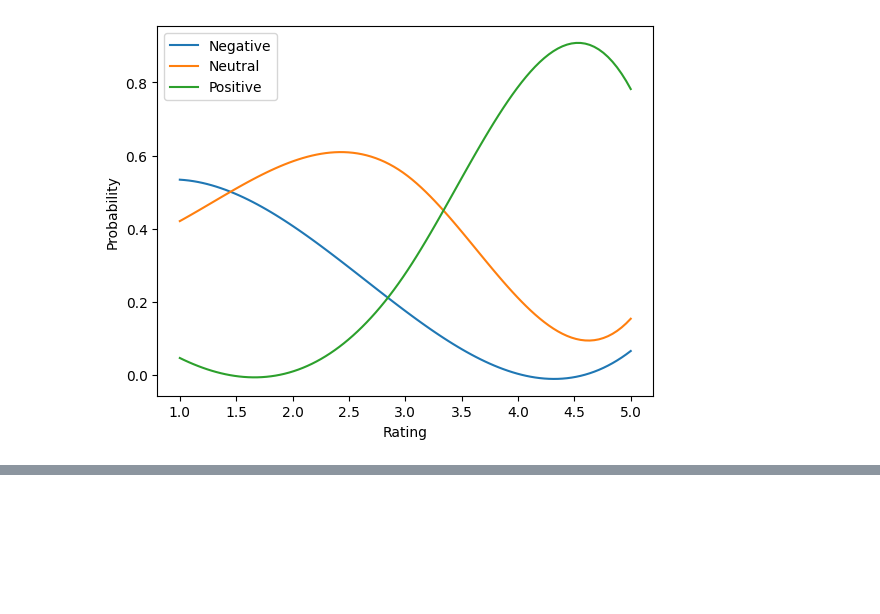
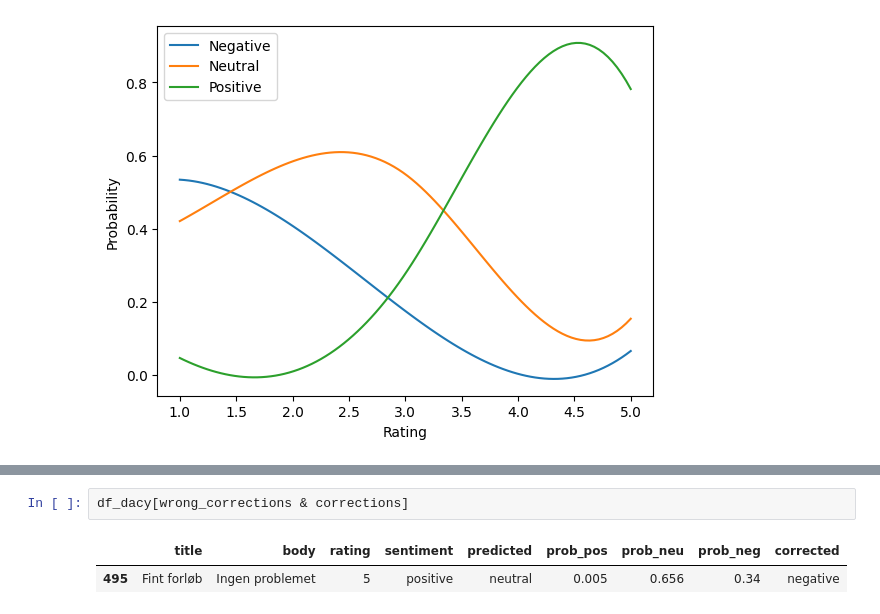
Before and after one commit to TheAgns/ExamProjectDataScience, a Jupyter notebook: dacy_sentiment.ipynb, the cells around one changed output, grey strips where cells are left out. Saved outputs shown, nothing was run; the diff lists cells and outputs as text; blank space fills up the shorter version.

```diff
--- a/dacy_sentiment.ipynb
+++ b/dacy_sentiment.ipynb
@@ -152,0 +172,5 @@ plot_probabilities_smooth(df_dacy)
+# %%
+df_dacy[wrong_corrections & corrections]
+# %% [output]
+|  | title | body | rating | sentiment | predicted | prob_pos | prob_neu | prob_neg | corrected |
+| 495 | Fint forløb | Ingen problemet | 5 | positive | neutral | 0.005 | 0.656 | 0.34 | negative |
```
Also changed, not shown: parts of 10 cells of this notebook.
